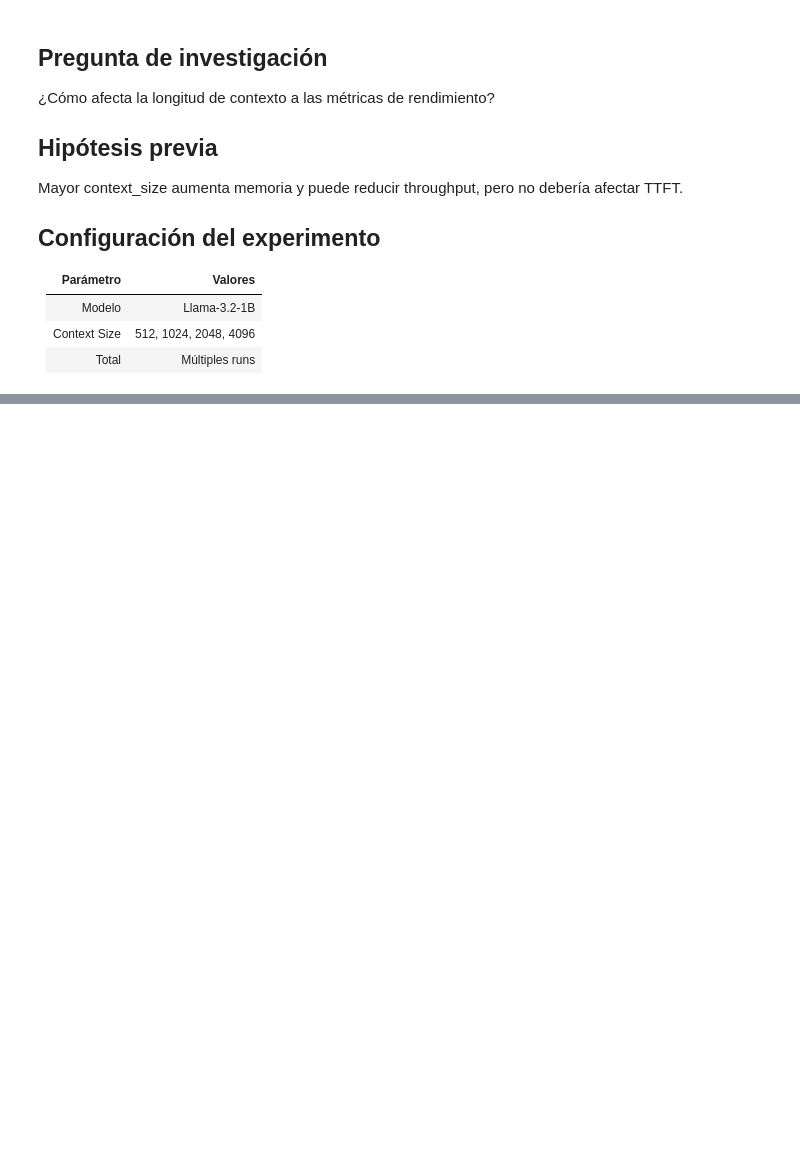
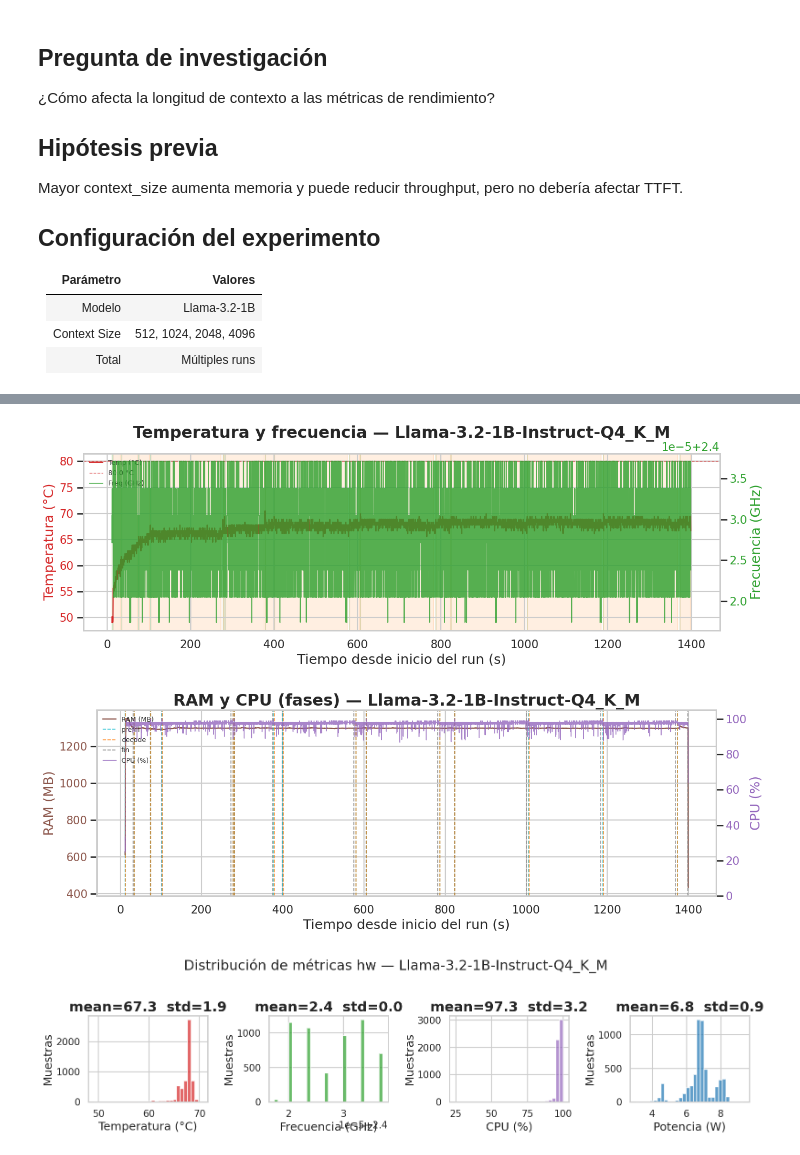
Before and after one commit to TFG-yisuscc/MonitorSystemVisualizer, a Jupyter notebook: notebooks/08_E2_contexto.ipynb, the cells around one changed output, grey strips where cells are left out. Saved outputs shown, nothing was run; the diff lists cells and outputs as text; code cells hidden in the pictures; blank space fills up the shorter version.

```diff
--- a/notebooks/08_E2_contexto.ipynb
+++ b/notebooks/08_E2_contexto.ipynb
@@ -449,0 +281,37 @@ except Exception as e:
+# %%
+# Análisis detallado de un run representativo (mediana de duración)
+from monitorviz.viz import temp_freq_dual, cpu_memory_dual_phases, hw_distributions_panel
+
+_run_ids = ex["run_id"].tolist() if "run_id" in ex.columns else []
+hw_ex = hw_full[hw_full["run_id"].isin(_run_ids)] if "run_id" in hw_full.columns else pd.DataFrame()
+
+if not hw_ex.empty and len(ex) > 0:
+    run_durations = hw_ex.groupby("run_id")["t_rel_s"].max().sort_values()
+    median_idx = len(run_durations) // 2
+    representative_run_id = run_durations.index[median_idx]
+    representative_run = next((r for r in coll.runs if r.run_id == representative_run_id), None)
+    if representative_run:
+        hw_r = hw_ex[hw_ex["run_id"] == representative_run_id]
+        try:
+            fig = temp_freq_dual(hw_r, representative_run)
+            plt.show()
+        except Exception as e:
+            print(f"temp_freq_dual: {e}")
+        try:
+            fig = cpu_memory_dual_phases(hw_r, representative_run)
+            plt.show()
+        except Exception as e:
+            print(f"cpu_memory_dual_phases: {e}")
+        try:
+            fig = hw_distributions_panel(hw_r, representative_run)
+            plt.show()
+        except Exception as e:
+            print(f"hw_distributions_panel: {e}")
+    else:
+        print("No se encontro run representativo")
+else:
+    print("Sin datos para análisis detallado")
+# %% [output]
+[figure, added]
+[figure, added]
+[figure, added]
```
Also changed, not shown: parts of 51 cells of this notebook, 5 other files.
